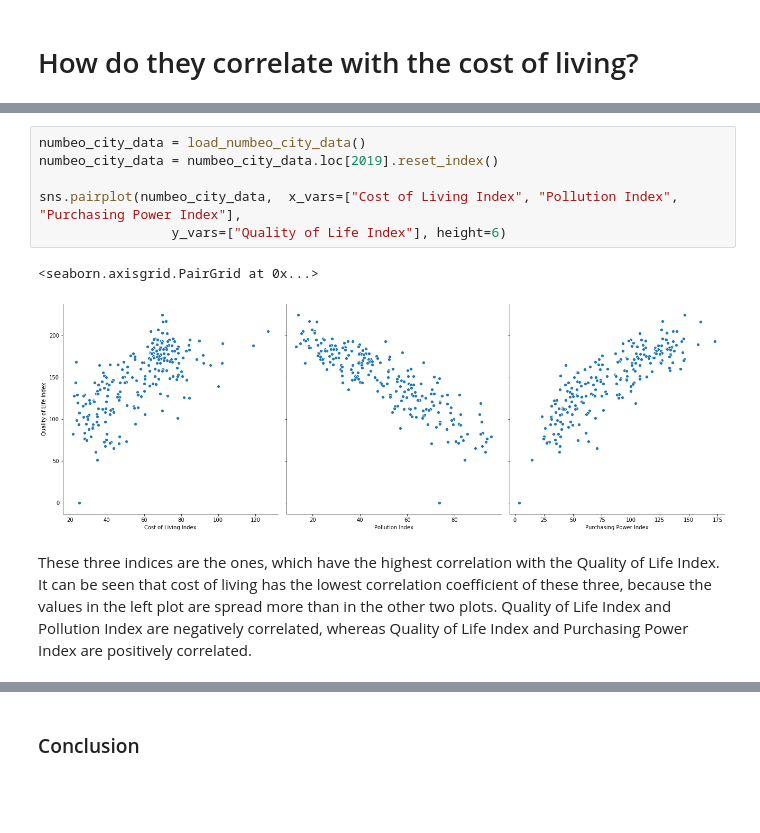
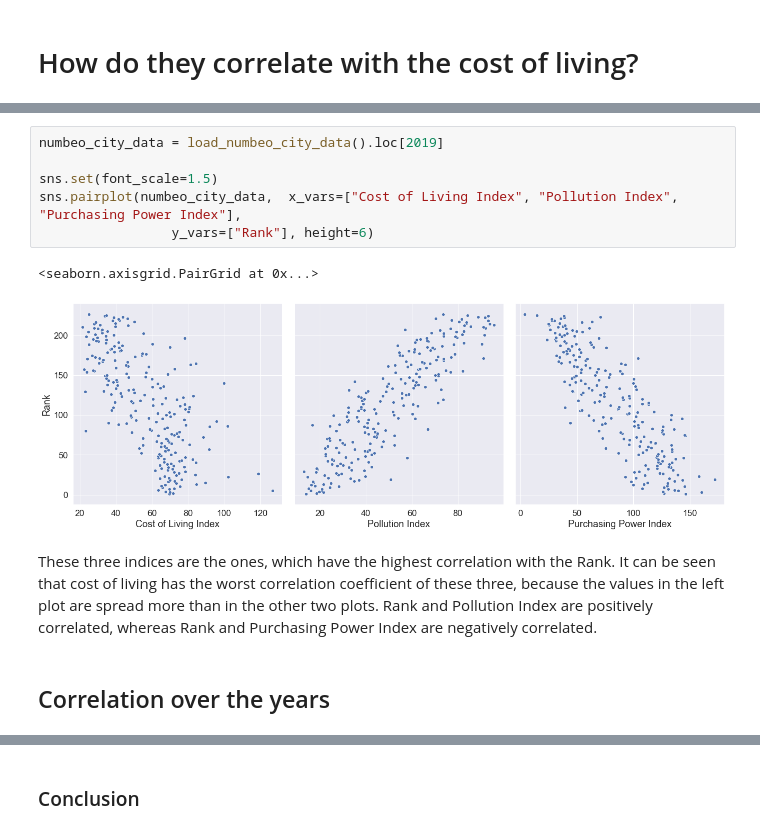
Before and after one commit to pantos1/dopp_ex3_city_livability, a Jupyter notebook: gagajew.ipynb, the cells around one changed output, grey strips where cells are left out. Drawn from its saved outputs; the diff is of its cells as text; blank space fills up the shorter version.

```diff
--- a/gagajew.ipynb
+++ b/gagajew.ipynb
@@ -80,11 +80,13 @@ The correlation coefficient for Quality of Life Index and Cost of Living Index i
 # %%
-numbeo_city_data = load_numbeo_city_data()
-numbeo_city_data = numbeo_city_data.loc[2019].reset_index()
+numbeo_city_data = load_numbeo_city_data().loc[2019]
 
+sns.set(font_scale=1.5)
 sns.pairplot(numbeo_city_data,  x_vars=["Cost of Living Index", "Pollution Index", "Purchasing Power Index"],
-                 y_vars=["Quality of Life Index"], height=6)
+                 y_vars=["Rank"], height=6)
 # %% [output]
 <seaborn.axisgrid.PairGrid at 0x...>
-[figure, old version]
+[figure, new version]
 # %% [markdown]
-These three indices are the ones, which have the highest correlation with the Quality of Life Index. It can be seen that cost of living has the lowest correlation coefficient of these three, because the values in the left plot are spread more than in the other two plots. Quality of Life Index and Pollution Index are negatively correlated, whereas Quality of Life Index and Purchasing Power Index are positively correlated.
+These three indices are the ones, which have the highest correlation with the Rank. It can be seen that cost of living has the worst correlation coefficient of these three, because the values in the left plot are spread more than in the other two plots. Rank and Pollution Index are positively correlated, whereas Rank and Purchasing Power Index are negatively correlated.
+# %% [markdown]
+## Correlation over the years
```
Also changed, not shown: parts of 10 cells of this notebook, 3 other files.
